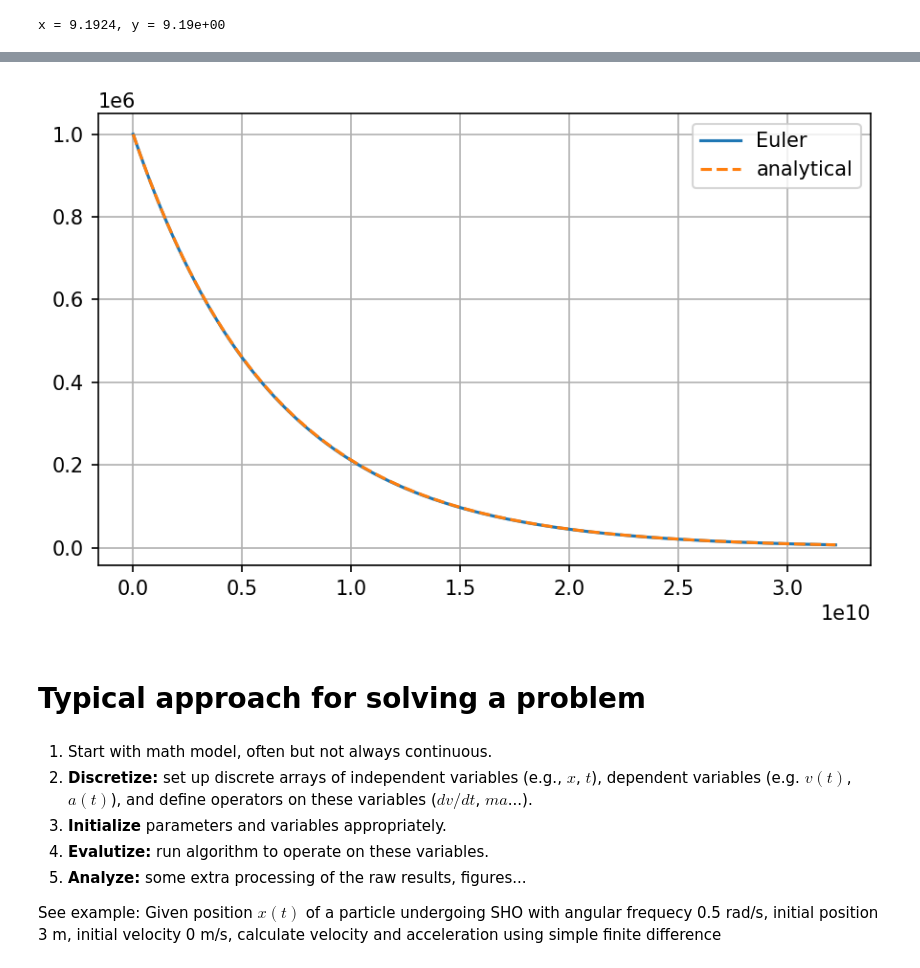
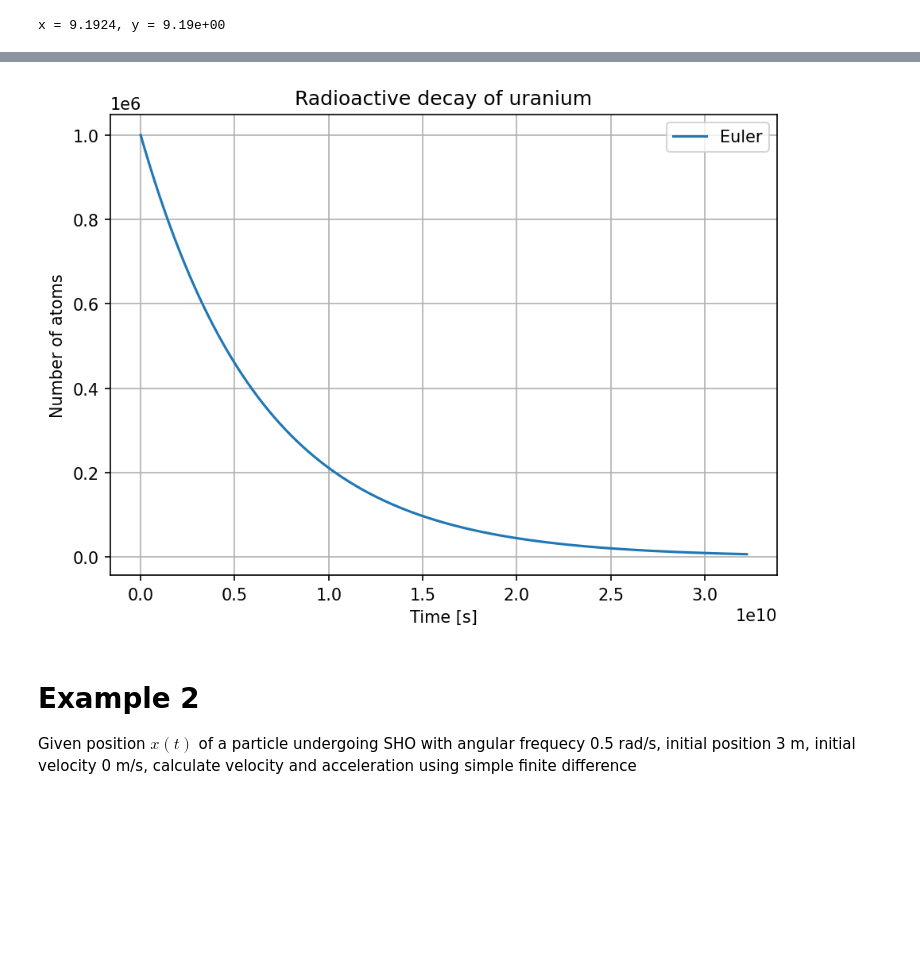
Before and after one commit to mdiamon/PHY407-UofT, a Jupyter notebook: Week01/L01-PythonBasics.ipynb, the cells around one changed output, grey strips where cells are left out. Cells and saved outputs as stored; diff of their text form; code cells hidden in the pictures; blank space fills up the shorter version.

```diff
--- a/Week01/L01-PythonBasics.ipynb
+++ b/Week01/L01-PythonBasics.ipynb
@@ -121,40 +104,38 @@ print("{0:1.3e}".format(4.468e9/np.log(2.)))
+# %%
+def Decay(previous, timestep, lifetime):
+    return (previous - timestep * previous / lifetime)
 # %%
-# 1. Define decay constant tau, initial N0, and end time 5*tau
+# Define decay constant tau, initial N0, and duration
 tau = 6.446e9  # [s] tau for U238
 N0 = 1e6  # [1] initial N
-t_end = 5*tau  # [s] the end of the simulation time
+duration = 5*tau  # [s] the end of the simulation time
+# Initialize time array
+nvals = 1001
+time = np.linspace(0., duration, nvals)
+# Compute dt the time step
+dt = time[1] - time[0]
+# Initialize a number array with same number of elements
+N = 0*time
+N[0] = N0
-# %%
-# 2. Initialize time array with 101 values
-time = np.linspace(0., t_end, 1001)
-
-# 3. Compute dt the time step because we'll need it
-dt = time[1] - time[0]
-
-# 4. Initialize a number array with same number of elements
-N = 0*time
-N[0] = N0
 # %%
-# 5. FOR 101 iterations:
+# 5. FOR nvals iterations:
 #        Increment the N array with Euler: N[i+1] = N[i] - dt*N[i]/tau
-for ii in range(len(time)-1):
-    N[ii+1] = N[ii] - dt*N[ii]/tau
+for ii in range(nvals-1):
+    N[ii+1] = Decay(N[ii], dt, tau)
 # %%
 # 6. Plot N vs. t
 plt.figure(dpi=150)
 plt.plot(time, N, label='Euler')
-plt.plot(time, N0*np.exp(-time/tau), '--', label='analytical')
+plt.title('Radioactive decay of uranium')
+plt.xlabel('Time [s]')
+plt.ylabel('Number of atoms')
+# plt.plot(time, N0*np.exp(-time/tau), '--', label
 plt.grid()
 plt.legend()
 plt.tight_layout()
 # %% [output]
-[figure, old version]
+[figure, new version]
-# %% [markdown]
-# Typical approach for solving a problem
 # %% [markdown]
-1. Start with math model, often but not always continuous.
-2. **Discretize:** set up discrete arrays of independent variables (e.g., $x$, $t$), dependent variables (e.g. $v(t)$, $a(t)$), and define operators on these variables ($dv/dt$, $ma$...).
-3. **Initialize** parameters and variables appropriately.
-4. **Evalutize:** run algorithm to operate on these variables.
-5. **Analyze:** some extra processing of the raw results, figures...
+# Example 2
 
-See example: Given position $x(t)$ of a particle undergoing SHO with angular frequecy 0.5 rad/s, initial position 3 m, initial velocity 0 m/s, calculate velocity and acceleration using simple finite difference
+Given position $x(t)$ of a particle undergoing SHO with angular frequecy 0.5 rad/s, initial position 3 m, initial velocity 0 m/s, calculate velocity and acceleration using simple finite difference
```
Also changed, not shown: parts of 24 cells of this notebook, 1 other file.
